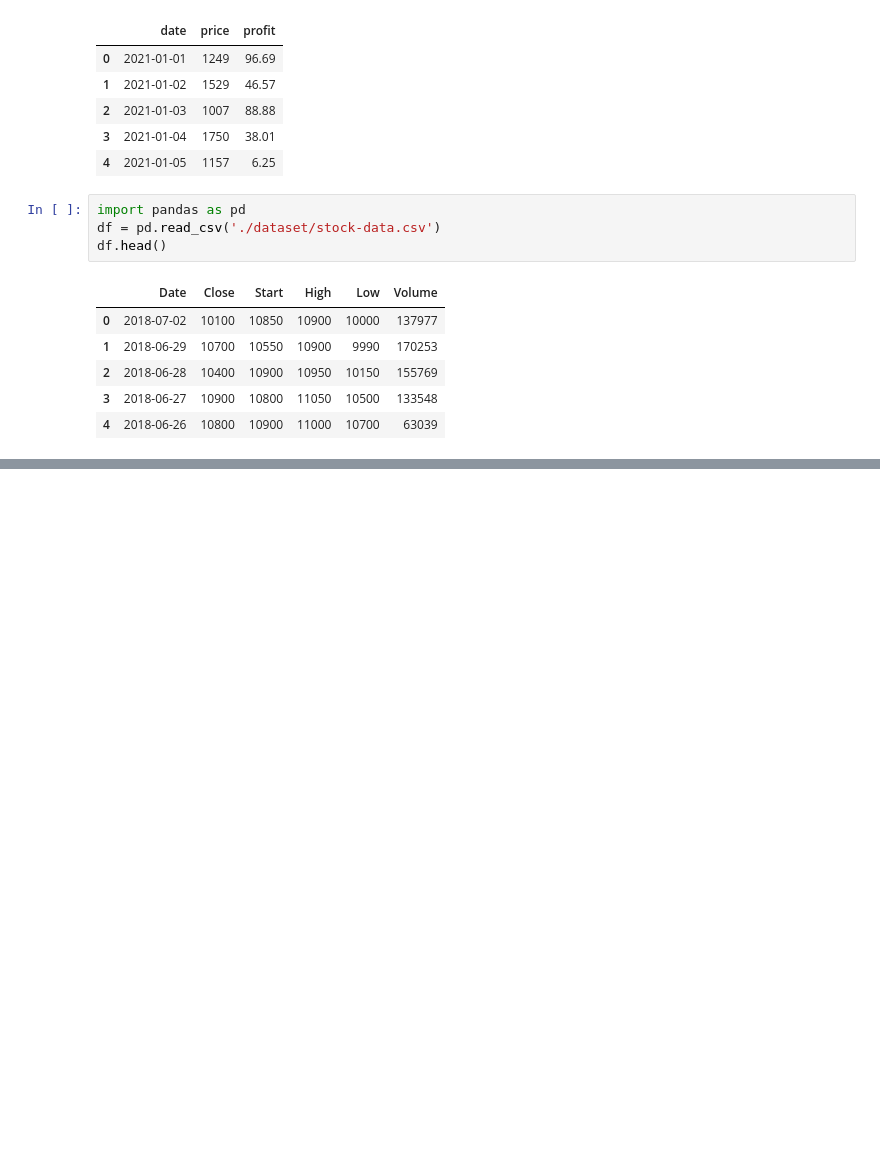
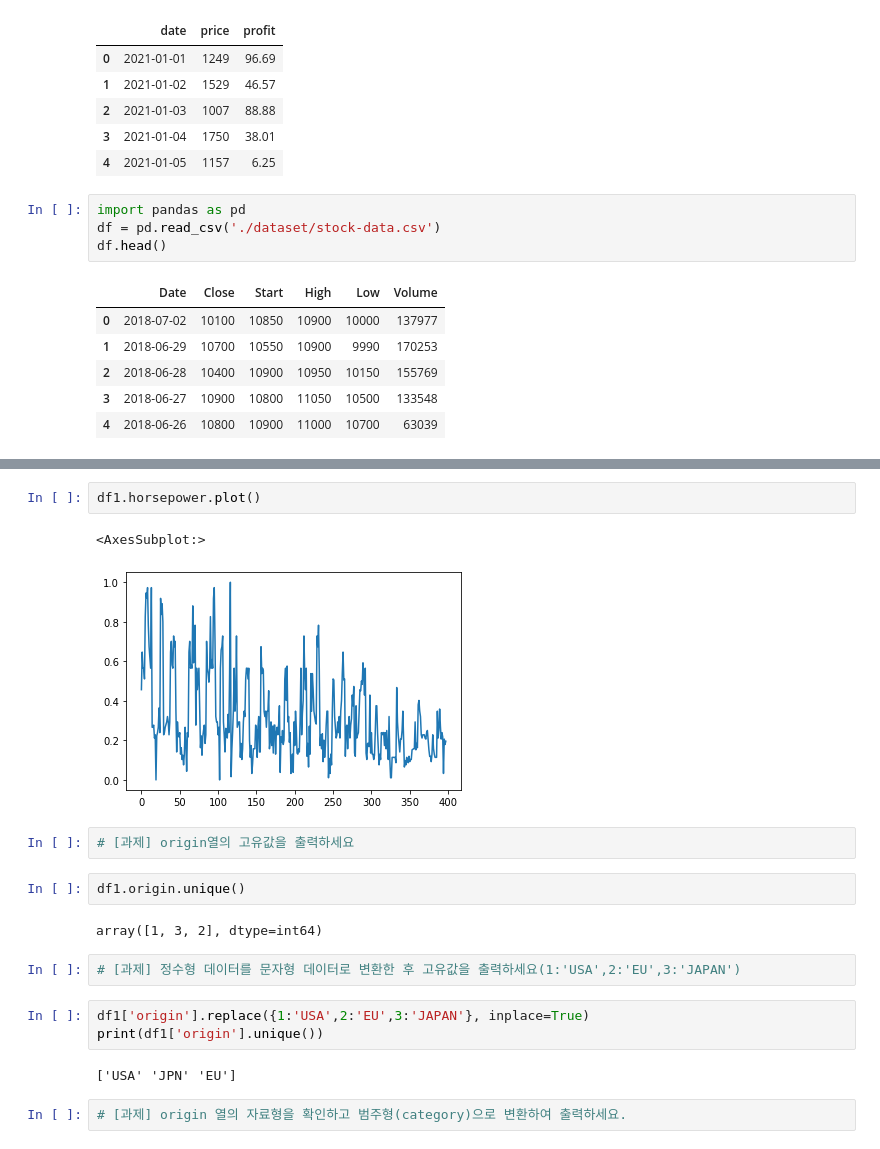
Before and after one commit to bnv20/kdt5, a Jupyter notebook: m2_분석라이브러리활용/pandas/pandas_응용.ipynb, the cells around one changed output, grey strips where cells are left out. Cells and saved outputs as stored; diff of their text form; blank space fills up the shorter version.

```diff
--- a/m2_분석라이브러리활용/pandas/pandas_응용.ipynb
+++ b/m2_분석라이브러리활용/pandas/pandas_응용.ipynb
@@ -965,0 +1175,20 @@ memory usage: 28.1+ KB
+# %%
+df1.horsepower.plot()
+# %% [output]
+<AxesSubplot:>
+[figure, added]
+# %%
+# [과제] origin열의 고유값을 출력하세요
+# %%
+df1.origin.unique()
+# %% [output]
+array([1, 3, 2], dtype=int64)
+# %%
+# [과제] 정수형 데이터를 문자형 데이터로 변환한 후 고유값을 출력하세요(1:'USA',2:'EU',3:'JAPAN')
+# %%
+df1['origin'].replace({1:'USA',2:'EU',3:'JAPAN'}, inplace=True)
+print(df1['origin'].unique())
+# %% [output]
+['USA' 'JPN' 'EU']
+# %%
+# [과제] origin 열의 자료형을 확인하고 범주형(category)으로 변환하여 출력하세요.
```
Also changed, not shown: parts of 47 cells of this notebook.
